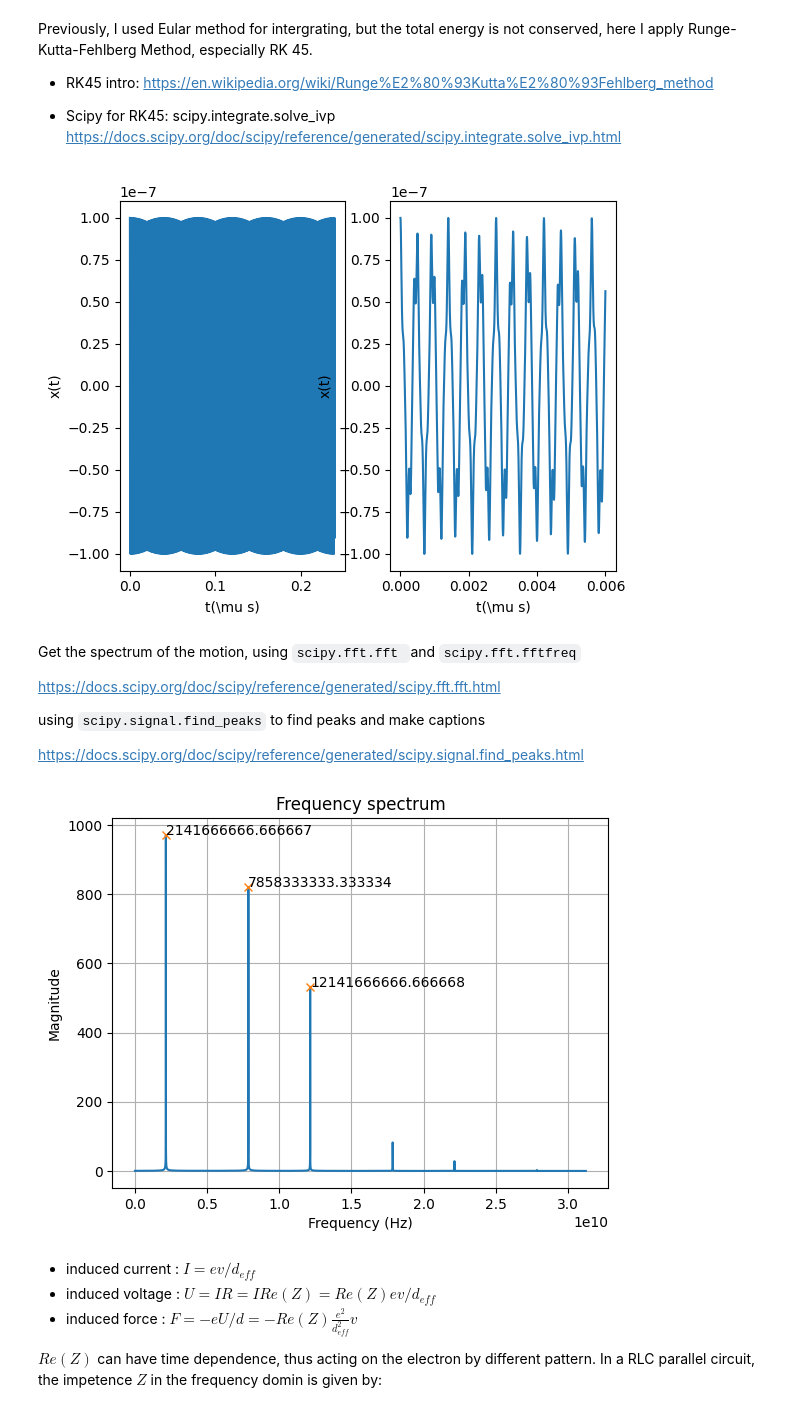
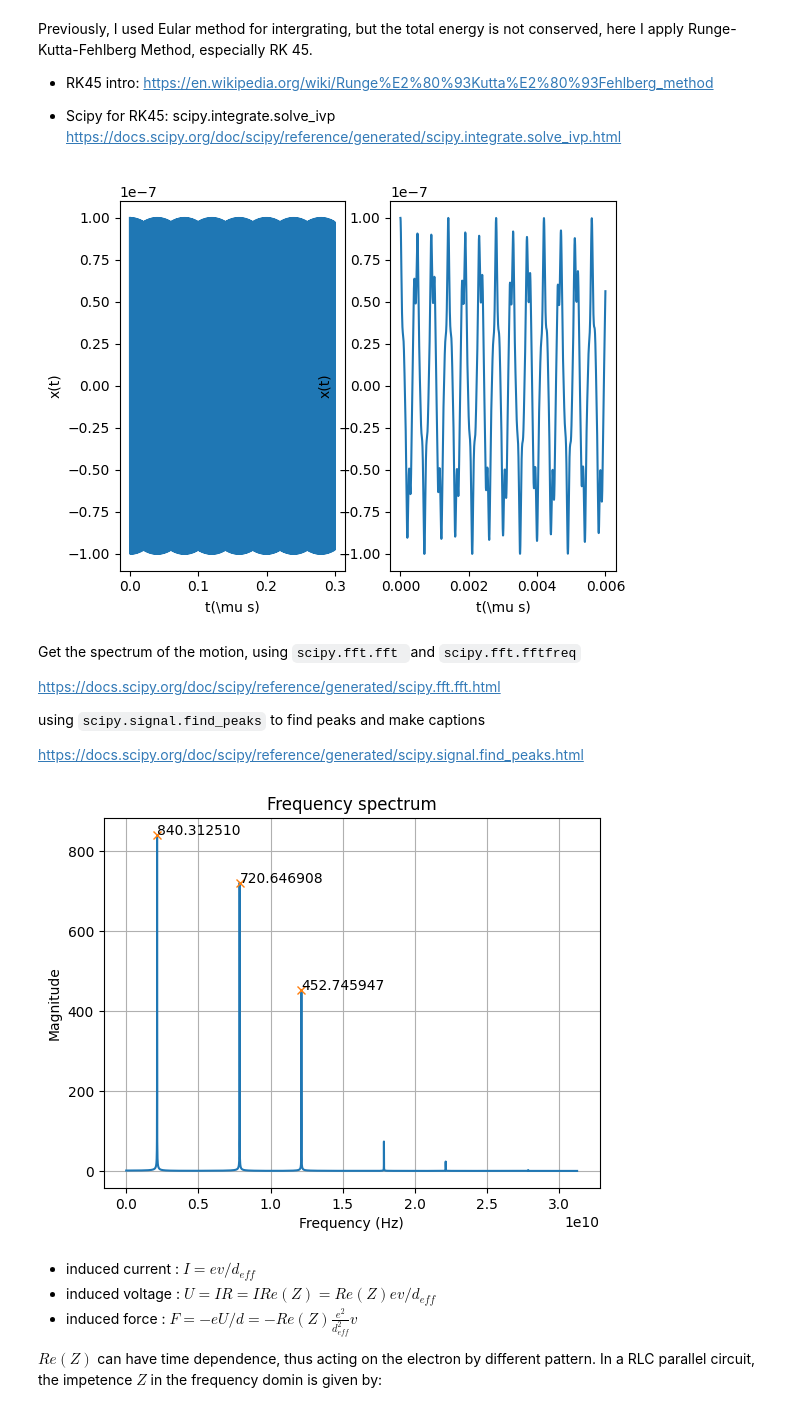
Before and after one commit to yuqian15/electron_micromotion_cooling, a Jupyter notebook: Electron-QIP.ipynb, the cells around one changed output. Drawn from its saved outputs; the diff is of its cells as text; code cells hidden in the pictures.

````diff
--- a/Electron-QIP.ipynb
+++ b/Electron-QIP.ipynb
@@ -49,12 +49,12 @@ Temperature = 0.4 # Temperature for the tank circuit, given by article
 # Define the spatial step size and the time step size
 
 dt = 1e-12 # time step size
-T = 240e-9 # total time
+T = 0.3e-6 # total time
 N = round(T/dt)
 
-t_eval = np.linspace(0, T, N)
+t_eval = np.linspace(0, T, N + 1)
 
-N_segment = 6
+N_segment = 3
 t_segment = T / N_segment
 
 # Motion initialization
@@ -149,7 +149,7 @@ Previously, I used Eular method for intergrating, but the total energy is not co
 # Using RK45 to solve the ODE
 
 solution = solve_ivp(fun=lambda t, Vec: DevMotion_init(t, Vec),
-                     t_span = (0, T + t_segment),
+                     t_span = (0, T + 0.01 * T),
                      y0 = Vec0,
                      t_eval = t_eval,
                      first_step = 1e-13,
@@ -198,7 +198,7 @@ ax[1].set_ylabel('x(t)')
 # Show the plot
 plt.show()
 # %% [output]
-[figure, old version]
+[figure, new version]
 # %% [markdown]
 Get the spectrum of the motion, using ```scipy.fft.fft ```and ```scipy.fft.fftfreq```
 
@@ -213,7 +213,7 @@ https://docs.scipy.org/doc/scipy/reference/generated/scipy.signal.find_peaks.htm
 vxf_init = fft(vx_init)
 vyf_init = fft(vy_init)
 vzf_init = fft(vz_init)
-tf = fftfreq(N, dt)
+tf = fftfreq(N + 1, dt)
 
 Front = 0
 Cutoff = 16
@@ -222,39 +222,39 @@ ttf = tf[:N//2]
 ttf = ttf[Front:Front + (ttf.size//Cutoff)]
 
 # Get normalized magnitude of specturm
-N_vf = 2.0/N * np.abs(vf[0:N//2])
+N_vf = 2.0/(N+1) * np.abs(vf[0:N//2])
 
 if len(ttf) < len(N_vf):
     ttf = np.append(tf, [0])
 
 # use find_peaks to get all the peaks
 peaks, _ = find_peaks(N_vf, height=0)
 
 
 # we only need the three largest peaks, therefore we find a border and find peaks again
 temp = N_vf[peaks]
 temp.sort()
 temp = temp[::-1]
 border = ( temp[2] + temp[3])/2
 
-peaks, _ = find_peaks(N_vf, height= border)
+peaks, heights = find_peaks(N_vf, height= border)
 
 #print("The location of the three largest peaks is {}, {}, {} Hz".format(tf[peaks[0]], tf[peaks[1]], tf[peaks[2]]))
 
 # Plot the result
 plt.plot(ttf, N_vf)
 plt.plot(ttf[peaks], N_vf[peaks], "x")
 
 for i in range(0,3):
-    plt.text(ttf[peaks[i]], N_vf[peaks[i]], "%f" % ttf[peaks[i]])
+    plt.text(ttf[peaks[i]], N_vf[peaks[i]], "%f" % N_vf[peaks[i]])
 
 plt.xlabel('Frequency (Hz)')
 plt.ylabel('Magnitude')
 plt.title('Frequency spectrum')
 plt.grid()
 plt.show()
 # %% [output]
-[figure, old version]
+[figure, new version]
 # %% [markdown]
 - induced current : $I = ev/d_{eff}$
 - induced voltage : $U = IR = I Re(Z) = Re(Z) ev/d_{eff}$
````
Also changed, not shown: parts of 12 cells of this notebook, 2 other files.
